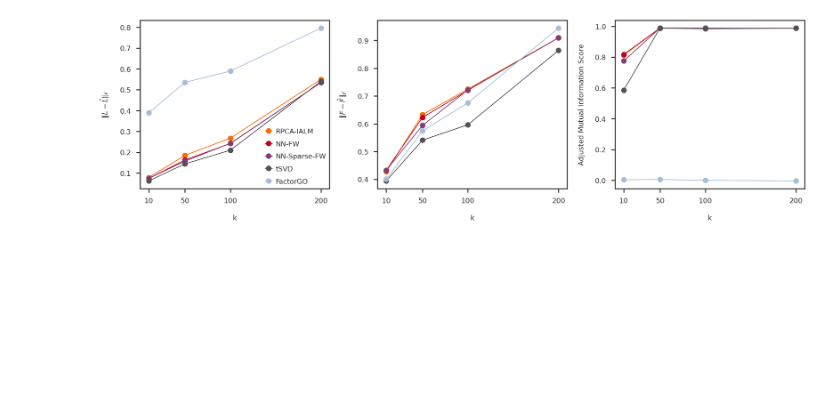
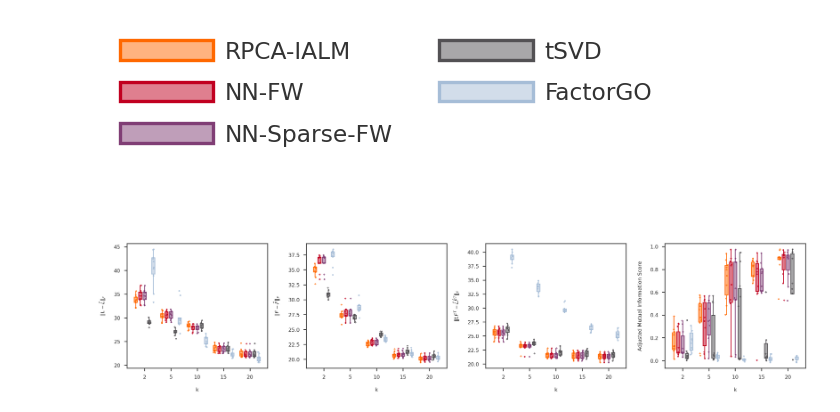
Before and after one commit to banskt/lrma-dsc, a Jupyter notebook: analysis/simulation_comparisons.ipynb, the cells around one changed output. Cells and saved outputs as stored; diff of their text form; code cells hidden in the pictures; blank space fills up the shorter version.

Commit message:
Run 10 replicate simulations

```diff
--- a/analysis/simulation_comparisons.ipynb
+++ b/analysis/simulation_comparisons.ipynb
@@ -85,10 +86,0 @@ def get_simulation_with_variable(df, var_name, var_values):
-# %%
-def get_scores_from_dataframe(df, score_name, variable_values):
-    scores = {key: list() for key in methods.keys()}
-    for method, mlist in methods.items():
-        mrows = stratify_dfcols(df, [('lowrankfit', mlist[0]), ('matfactor', mlist[1])])
-        for value in variable_values:
-            row = stratify_dfcol(mrows, f'simulate.{variable}', value)
-            score = row.iloc[0][f'score.{score_name}']
-            scores[method].append(score)
-    return scores
@@ -115,0 +87,17 @@ plt.show()
+# %%
+def get_simulation_with_variable(df, var_name, var_values):
+    condition = [(f'simulate.{k}', v) for k, v in simparams.items() if k != var_name]
+    df1 = stratify_dfcols(df, condition)
+    df2 = stratify_dfcols_in_list(df1, f'simulate.{var_name}', var_values)
+    return df2
+
+def get_scores_from_dataframe(df, score_name, variable_name, variable_values,
+        methods = methods):
+    simdf = get_simulation_with_variable(df, variable_name, variable_values)
+    scores = {key: list() for key in methods.keys()}
+    for method, mlist in methods.items():
+        mrows = stratify_dfcols(simdf, [('lowrankfit', mlist[0]), ('matfactor', mlist[1])])
+        for value in variable_values:
+            vrows = stratify_dfcol(mrows, f'simulate.{variable_name}', value)
+            scores[method].append(vrows[f'score.{score_name}'].to_numpy())
+    return scores
@@ -116,23 +173,25 @@ plt.show()
+# %%
+fig = plt.figure(figsize = (6, 2))
+ax1 = fig.add_subplot(111)
+handles = [boxs[mkey]["boxes"][0] for mkey in methods.keys()]
+labels = [method_labels[mkey] for mkey in methods.keys()]
+ax1.legend(handles = handles, labels = labels, loc = 'upper left', frameon = False, handlelength = 4, ncol = 2)
+
+for side, border in ax1.spines.items():
+    border.set_visible(False)
+ax1.tick_params(bottom = False, top = False, left = False, right = False,
+                   labelbottom = False, labeltop = False, labelleft = False, labelright = False)
+
+
+plt.show()
+# %% [output]
+[figure, added]
 # %%
 variable = 'k'
-variable_values = [10, 50, 100, 200]
-df = get_simulation_with_variable(dscout, variable, variable_values)
-
-fig = plt.figure(figsize = (20, 6))
-axs = [fig.add_subplot(1,3,x+1) for x in range(3)]
-for i, (score_name, score_label) in enumerate(score_names.items()):
-    scores = get_scores_from_dataframe(df, score_name, variable_values)
-    for mkey in methods.keys():
-        axs[i].plot(variable_values, scores[mkey],
-                    marker = 'o', markersize = 10,
-                    color = method_colors[mkey], label = method_labels[mkey])
-    axs[i].set_xticks(variable_values)
-    axs[i].set_ylabel(score_label)
-    axs[i].set_xlabel(variable)
-axs[0].legend()
-plt.tight_layout()
+variable_values = [2,5,10,15,20]
+boxplot_scores(variable, variable_values)
 plt.show()
 # %% [output]
-[figure, old version]
+[figure, new version]
 # %%
 variable = 'h2'
```
Also changed, not shown: parts of 9 cells of this notebook, 8 other files.
